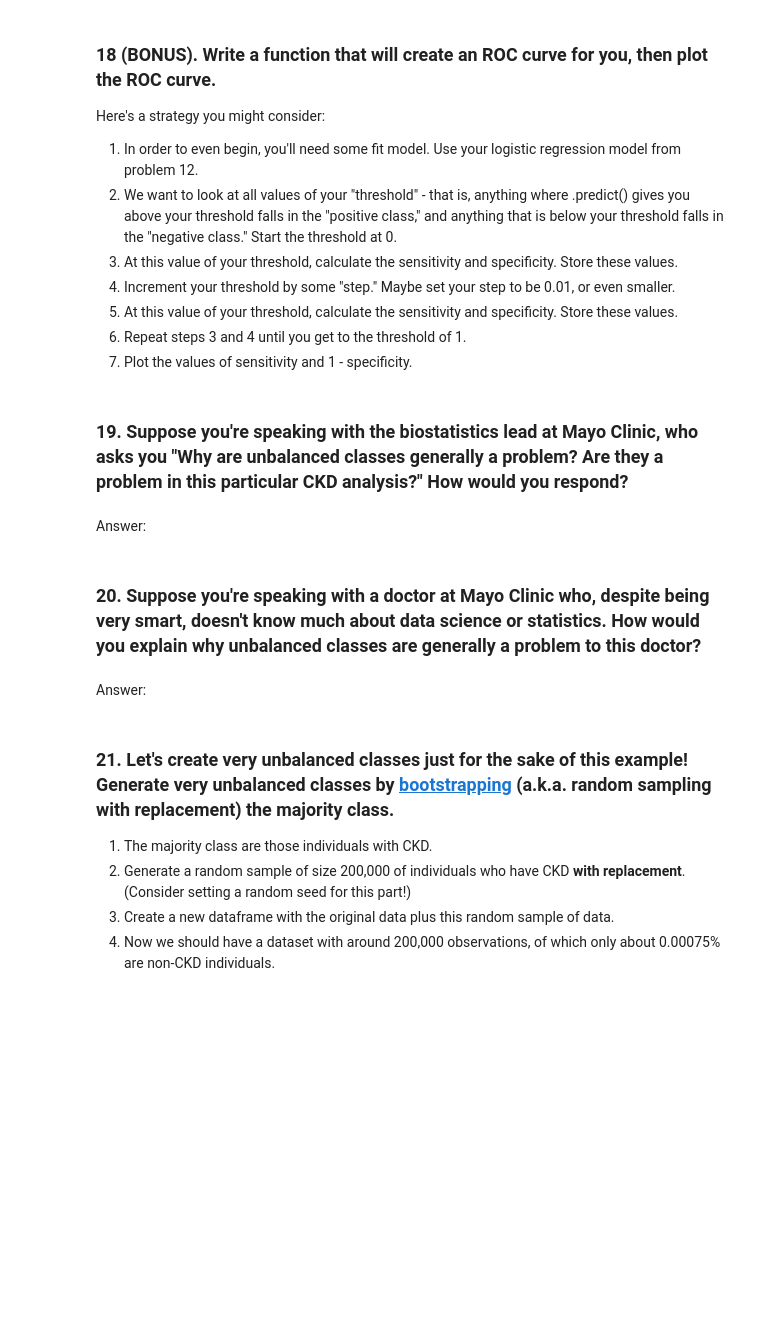
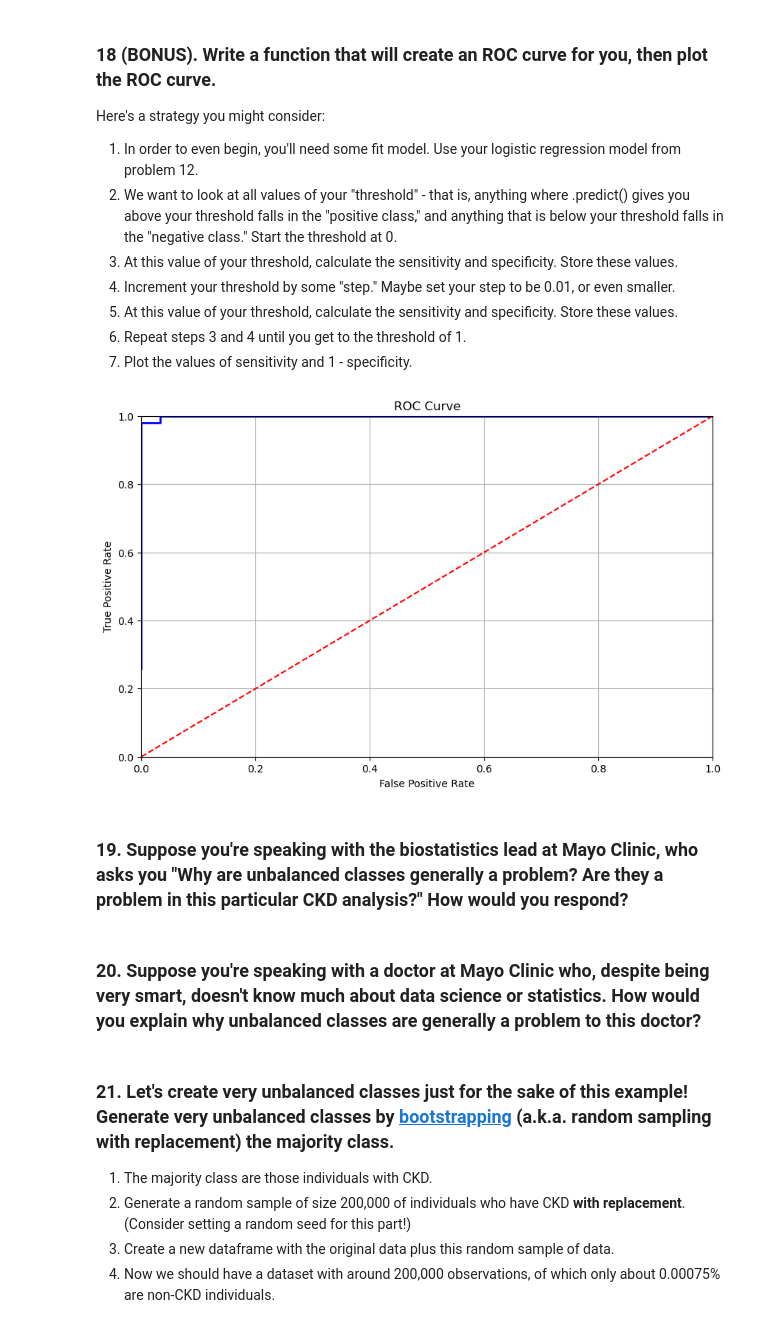
Before and after one commit to auttwitter/DSI-04, a Jupyter notebook: labs/classification_evaluation_lab/submit_lab.ipynb, the cells around one changed output. Saved outputs shown, nothing was run; the diff lists cells and outputs as text; code cells hidden in the pictures; blank space fills up the shorter version.

```diff
--- a/labs/classification_evaluation_lab/submit_lab.ipynb
+++ b/labs/classification_evaluation_lab/submit_lab.ipynb
@@ -272,9 +272,10 @@ df.head()
 
 from sklearn.linear_model import LogisticRegression
 from sklearn.model_selection import train_test_split, cross_val_score, GridSearchCV
-from sklearn.metrics import accuracy_score, confusion_matrix, ConfusionMatrixDisplay
-from sklearn.preprocessing import StandardScaler
+from sklearn.metrics import accuracy_score, precision_score, recall_score, f1_score, confusion_matrix, ConfusionMatrixDisplay
+from sklearn.preprocessing import StandardScaler, OneHotEncoder
 from sklearn.pipeline import Pipeline
+from sklearn.compose import ColumnTransformer
 
 # ------------------------------------------------------------------------------------------------------------------------------------------------------
 
@@ -291,10 +292,17 @@ X_train, X_test, y_train, y_test = train_test_split(X
 
 # ------------------------------------------------------------------------------------------------------------------------------------------------------
 # Instantiate pipeline with standard scaler and logistic regression
+# I do not want to scale binary columns, ChatGPT suggests to use ColumnTransformer from sklearn.compose
 
-pipe = Pipeline([('scaler', StandardScaler())
+continuous_cols = ['age','bp','sg','al','su','bgr','bu','sc','sod','pot','hemo','pcv','wbcc','rbcc']
+pipe = Pipeline([('preprocessor', ColumnTransformer(transformers = [('scaler', StandardScaler(), continuous_cols)     # Scale only some columns
+                                                                    #, ('encoder', OneHotEncoder(), categorical_cols)
+                                                                   ]
+                                                    , remainder = 'passthrough' # Other columns still the sames
+                                                   )
+                 )
                  , ('logreg', LogisticRegression())
-                ])
+])
 
 # Parameter for optimize logistic regression via grid search
 
@@ -302,6 +310,7 @@ param_grid = {
     'logreg__C': [0.001, 0.01, 0.1, 1, 10, 100]
     , 'logreg__penalty': ['l1', 'l2']
     , 'logreg__solver': ['liblinear']
+    , 'logreg__random_state': [42]
 }
 
 # ------------------------------------------------------------------------------------------------------------------------------------------------------
@@ -429,7 +459,40 @@ Here's a strategy you might consider:
 5. At this value of your threshold, calculate the sensitivity and specificity. Store these values.
 6. Repeat steps 3 and 4 until you get to the threshold of 1.
 7. Plot the values of sensitivity and 1 - specificity.
+# %%
+def plot_roc_curve(model, X, y):
+
+    y_probs = model.predict_proba(X)[:, 1]                              # Get probabilities for the positive class
+
+    thresholds = np.arange(0, 1.01, 0.01)                               # Thresholds from 0 to 1
+    sensitivity = []
+    specificity = []
+
+    # Calculate sensitivity and specificity for each threshold
+    for threshold in thresholds:
+        y_pred = (y_probs >= threshold).astype(int)
+        tn, fp, fn, tp = confusion_matrix(y, y_pred).ravel()
+        sensitivity.append(tp / (tp + fn))
+        specificity.append(tn / (tn + fp))
+
+    # Convert specificity to 1 - specificity
+    false_positive_rate = [1 - spec for spec in specificity]
+
+    # Plotting the ROC curve
+    plt.figure(figsize=(10, 6))
+    plt.plot(false_positive_rate, sensitivity, color = 'blue', lw = 2)
+    plt.plot([0, 1], [0, 1], color = 'red', linestyle = '--')
+    plt.title('ROC Curve')
+    plt.xlabel('False Positive Rate')
+    plt.ylabel('True Positive Rate')
+    plt.xlim([0, 1])
+    plt.ylim([0, 1])
+    plt.grid()
+    plt.show()
+
+# Use the function
+plot_roc_curve(grid_search.best_estimator_, X_test, y_test)
+# %% [output]
+[figure, added]
 # %% [markdown]
 ### 19. Suppose you're speaking with the biostatistics lead at Mayo Clinic, who asks you "Why are unbalanced classes generally a problem? Are they a problem in this particular CKD analysis?" How would you respond?
-# %% [markdown]
-Answer:
@@ -436,4 +503,2 @@ Answer:
 # %% [markdown]
 ### 20. Suppose you're speaking with a doctor at Mayo Clinic who, despite being very smart, doesn't know much about data science or statistics. How would you explain why unbalanced classes are generally a problem to this doctor?
-# %% [markdown]
-Answer:
```
Also changed, not shown: parts of 19 cells of this notebook, 2 other files.
